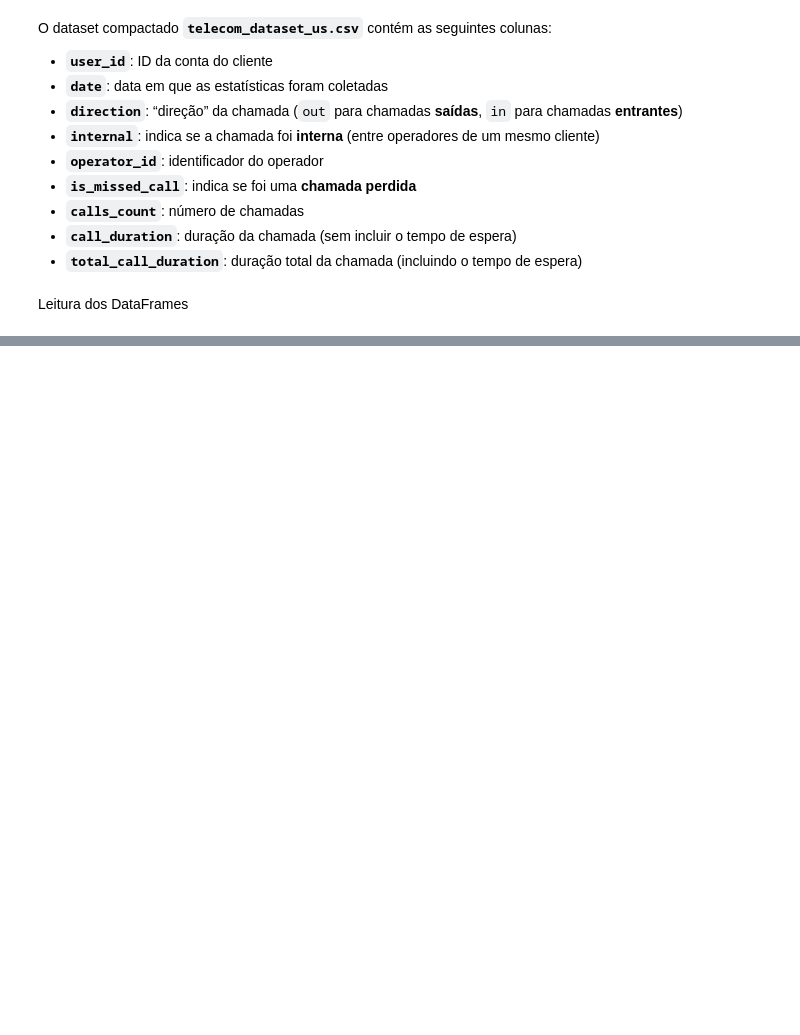
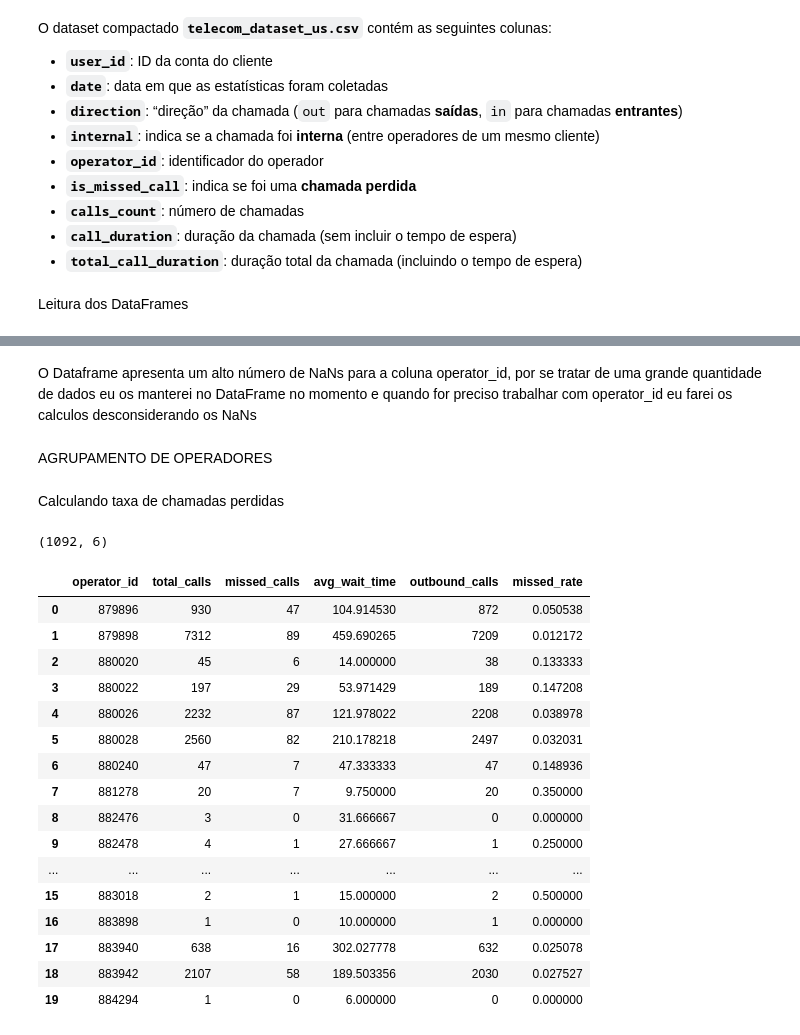
Before and after one commit to ezodia1/PROJETO-FINAL, a Jupyter notebook: projetofinal.ipynb, the cells around one changed output, grey strips where cells are left out. Drawn from its saved outputs; the diff is of its cells as text; code cells hidden in the pictures; blank space fills up the shorter version.

```diff
--- a/projetofinal.ipynb
+++ b/projetofinal.ipynb
@@ -65,0 +96,4 @@ display(df_data.sample(30))
+# %% [markdown]
+O Dataframe apresenta um alto número de NaNs para a coluna operator_id, por se tratar de uma grande quantidade de dados eu os manterei no DataFrame no momento e quando for preciso trabalhar com operator_id eu farei os calculos desconsiderando os NaNs
+# %% [markdown]
+AGRUPAMENTO DE OPERADORES
@@ -65,0 +109,26 @@ display(df_data.sample(30))
+# %% [markdown]
+Calculando taxa de chamadas perdidas
+# %%
+df_grouped['missed_rate'] = df_grouped['missed_calls'] / df_grouped['total_calls']
+
+print(df_grouped.shape)
+display(df_grouped.head(20))
+# %% [output]
+(1092, 6)
+|  | operator_id | total_calls | missed_calls | avg_wait_time | outbound_calls | missed_rate |
+| 0 | 879896 | 930 | 47 | 104.914530 | 872 | 0.050538 |
+| 1 | 879898 | 7312 | 89 | 459.690265 | 7209 | 0.012172 |
+| 2 | 880020 | 45 | 6 | 14.000000 | 38 | 0.133333 |
+| 3 | 880022 | 197 | 29 | 53.971429 | 189 | 0.147208 |
+| 4 | 880026 | 2232 | 87 | 121.978022 | 2208 | 0.038978 |
+| 5 | 880028 | 2560 | 82 | 210.178218 | 2497 | 0.032031 |
+| 6 | 880240 | 47 | 7 | 47.333333 | 47 | 0.148936 |
+| 7 | 881278 | 20 | 7 | 9.750000 | 20 | 0.350000 |
+| 8 | 882476 | 3 | 0 | 31.666667 | 0 | 0.000000 |
+| 9 | 882478 | 4 | 1 | 27.666667 | 1 | 0.250000 |
+| ... | ... | ... | ... | ... | ... | ... |
+| 15 | 883018 | 2 | 1 | 15.000000 | 2 | 0.500000 |
+| 16 | 883898 | 1 | 0 | 10.000000 | 1 | 0.000000 |
+| 17 | 883940 | 638 | 16 | 302.027778 | 632 | 0.025078 |
+| 18 | 883942 | 2107 | 58 | 189.503356 | 2030 | 0.027527 |
+| 19 | 884294 | 1 | 0 | 6.000000 | 0 | 0.000000 |
```
Also changed, not shown: parts of 17 cells of this notebook.
